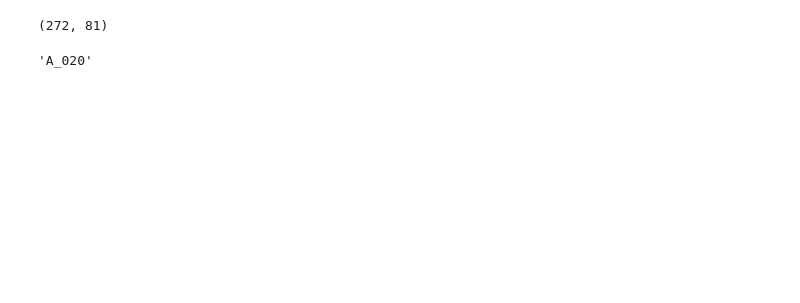
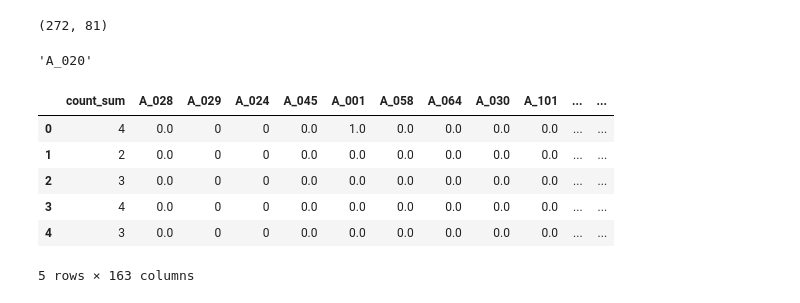
Before and after one commit to francesco-borsatti-unipd/ExIFFI, a Jupyter notebook: notebooks/fix_stuff.ipynb, the cells around one changed output. Drawn from its saved outputs; the diff is of its cells as text; code cells hidden in the pictures; blank space fills up the shorter version.

```diff
--- a/notebooks/fix_stuff.ipynb
+++ b/notebooks/fix_stuff.ipynb
@@ -1419,3 +1419,14 @@ fi.shape
 dataset.feature_names[22]
 # %% [output]
 'A_020'
+# %%
+data=pd.read_csv('../../datasets/data/PIADE/piade_s2_all_alarms.csv')
+data.head()
+# %% [output]
+|  | count_sum | A_028 | A_029 | A_024 | A_045 | A_001 | A_058 | A_064 | A_030 | A_101 | ... | ... |
+| 0 | 4 | 0.0 | 0 | 0 | 0.0 | 1.0 | 0.0 | 0.0 | 0.0 | 0.0 | ... | ... |
+| 1 | 2 | 0.0 | 0 | 0 | 0.0 | 0.0 | 0.0 | 0.0 | 0.0 | 0.0 | ... | ... |
+| 2 | 3 | 0.0 | 0 | 0 | 0.0 | 0.0 | 0.0 | 0.0 | 0.0 | 0.0 | ... | ... |
+| 3 | 4 | 0.0 | 0 | 0 | 0.0 | 0.0 | 0.0 | 0.0 | 0.0 | 0.0 | ... | ... |
+| 4 | 3 | 0.0 | 0 | 0 | 0.0 | 0.0 | 0.0 | 0.0 | 0.0 | 0.0 | ... | ... |
+5 rows × 163 columns
```
Also changed, not shown: parts of 2 cells of this notebook, 12 other files.
